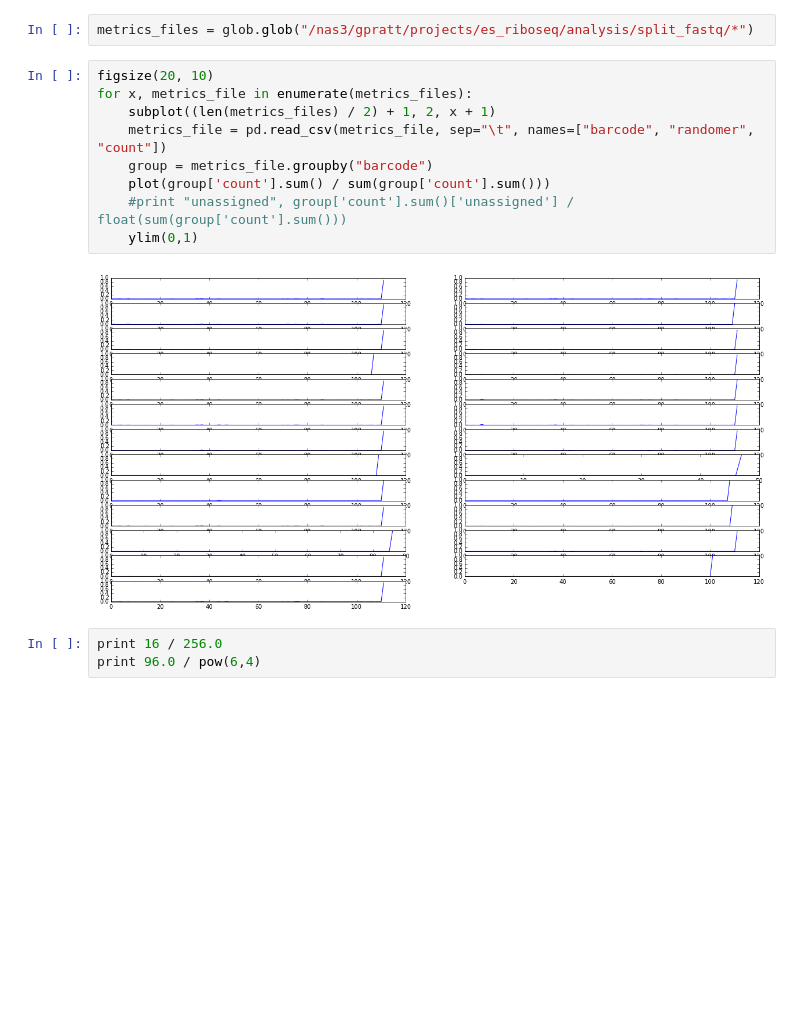
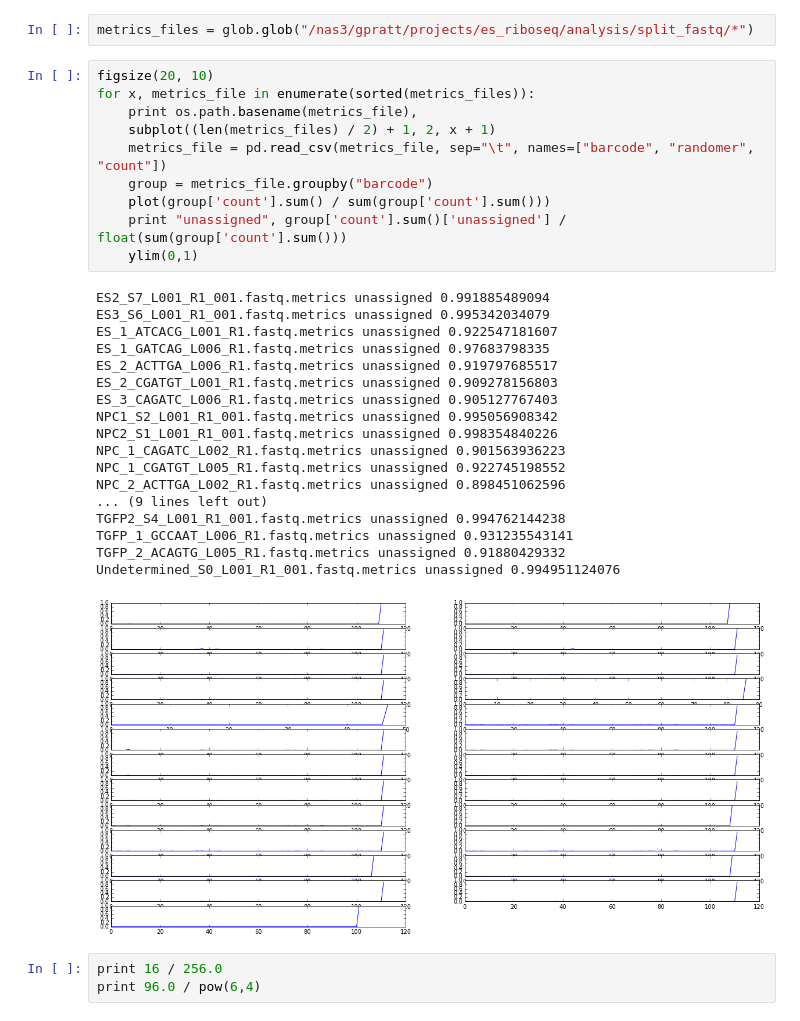
Before and after one commit to gpratt/iPython_Notebook, a Jupyter notebook: es_riboseq_qc.ipynb, the cells around one changed output. Cells and saved outputs as stored; diff of their text form; blank space fills up the shorter version.

```diff
--- a/es_riboseq_qc.ipynb
+++ b/es_riboseq_qc.ipynb
@@ -437,15 +437,33 @@ pd.read_excel("/nas3/gpratt/Dropbox/riboseq_team/Library_quantification.xls", "F
 metrics_files = glob.glob("/nas3/gpratt/projects/es_riboseq/analysis/split_fastq/*")
 # %%
 figsize(20, 10)
-for x, metrics_file in enumerate(metrics_files):
+for x, metrics_file in enumerate(sorted(metrics_files)):
+    print os.path.basename(metrics_file),
     subplot((len(metrics_files) / 2) + 1, 2, x + 1)
     metrics_file = pd.read_csv(metrics_file, sep="\t", names=["barcode", "randomer", "count"])
     group = metrics_file.groupby("barcode")
     plot(group['count'].sum() / sum(group['count'].sum()))
-    #print "unassigned", group['count'].sum()['unassigned'] / float(sum(group['count'].sum()))
+    print "unassigned", group['count'].sum()['unassigned'] / float(sum(group['count'].sum()))
     ylim(0,1)
 # %% [output]
+ES2_S7_L001_R1_001.fastq.metrics unassigned 0.991885489094
+ES3_S6_L001_R1_001.fastq.metrics unassigned 0.995342034079
+ES_1_ATCACG_L001_R1.fastq.metrics unassigned 0.922547181607
+ES_1_GATCAG_L006_R1.fastq.metrics unassigned 0.97683798335
+ES_2_ACTTGA_L006_R1.fastq.metrics unassigned 0.919797685517
+ES_2_CGATGT_L001_R1.fastq.metrics unassigned 0.909278156803
+ES_3_CAGATC_L006_R1.fastq.metrics unassigned 0.905127767403
+NPC1_S2_L001_R1_001.fastq.metrics unassigned 0.995056908342
+NPC2_S1_L001_R1_001.fastq.metrics unassigned 0.998354840226
+NPC_1_CAGATC_L002_R1.fastq.metrics unassigned 0.901563936223
+NPC_1_CGATGT_L005_R1.fastq.metrics unassigned 0.922745198552
+NPC_2_ACTTGA_L002_R1.fastq.metrics unassigned 0.898451062596
+... (9 lines left out)
+TGFP2_S4_L001_R1_001.fastq.metrics unassigned 0.994762144238
+TGFP_1_GCCAAT_L006_R1.fastq.metrics unassigned 0.931235543141
+TGFP_2_ACAGTG_L005_R1.fastq.metrics unassigned 0.91880429332
+Undetermined_S0_L001_R1_001.fastq.metrics unassigned 0.994951124076
-[figure, old version]
+[figure, new version]
 # %%
 print 16 / 256.0
 print 96.0 / pow(6,4)
```
Also changed, not shown: parts of 2 cells of this notebook, 1 other file.
